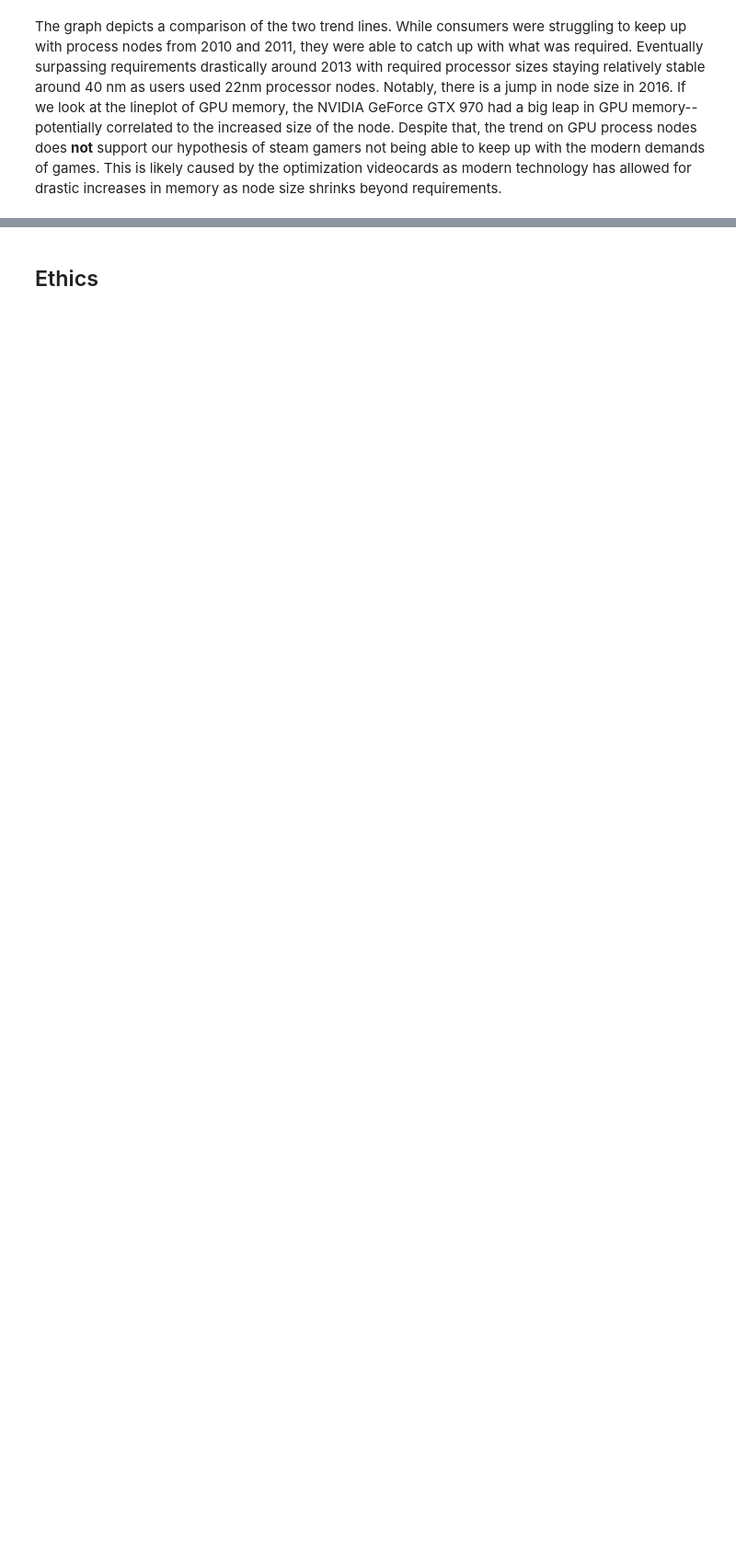
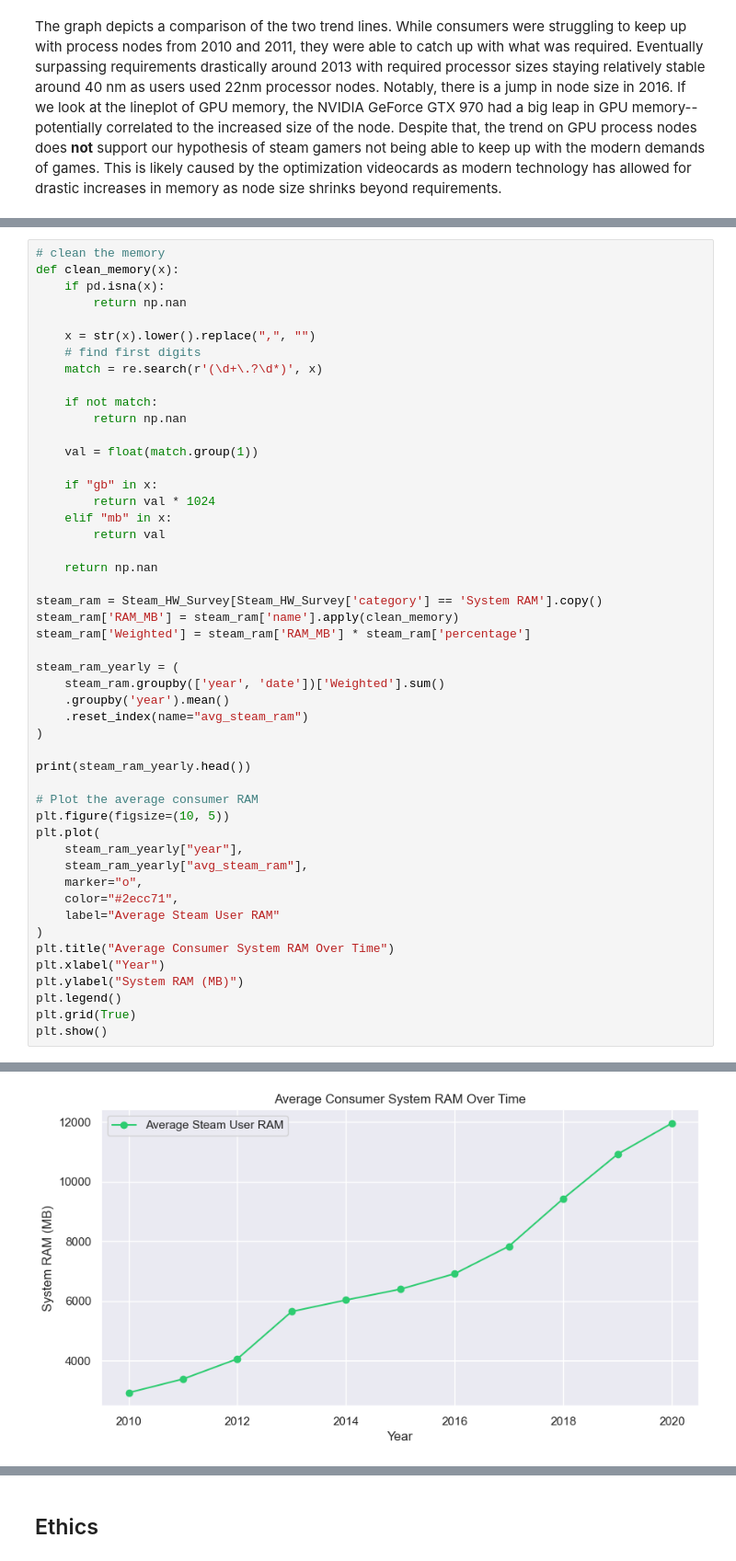
Before and after one commit to COGS108/Group-SP26-081, a Jupyter notebook: 02-EDACheckpoint.ipynb, the cells around one changed output, grey strips where cells are left out. Shown at 92% size. Drawn from its saved outputs; the diff is of its cells as text; blank space fills up the shorter version.

```diff
--- a/02-EDACheckpoint.ipynb
+++ b/02-EDACheckpoint.ipynb
@@ -789,0 +826,50 @@ The graph depicts a comparison of the two trend lines. While consumers were stru
+# %%
+# clean the memory
+def clean_memory(x):
+    if pd.isna(x):
+        return np.nan
+
+    x = str(x).lower().replace(",", "")
+    # find first digits
+    match = re.search(r'(\d+\.?\d*)', x)
+
+    if not match:
+        return np.nan
+
+    val = float(match.group(1))
+
+    if "gb" in x:
+        return val * 1024
+    elif "mb" in x:
+        return val
+
+    return np.nan
+
+steam_ram = Steam_HW_Survey[Steam_HW_Survey['category'] == 'System RAM'].copy()
+steam_ram['RAM_MB'] = steam_ram['name'].apply(clean_memory)
+steam_ram['Weighted'] = steam_ram['RAM_MB'] * steam_ram['percentage']
+
+steam_ram_yearly = (
+    steam_ram.groupby(['year', 'date'])['Weighted'].sum()
+    .groupby('year').mean()
+    .reset_index(name="avg_steam_ram")
+)
+
+print(steam_ram_yearly.head())
+
+# Plot the average consumer RAM
+plt.figure(figsize=(10, 5))
+plt.plot(
+    steam_ram_yearly["year"],
+    steam_ram_yearly["avg_steam_ram"],
+    marker="o",
+    color="#2ecc71",
+    label="Average Steam User RAM"
+)
+plt.title("Average Consumer System RAM Over Time")
+plt.xlabel("Year")
+plt.ylabel("System RAM (MB)")
+plt.legend()
+plt.grid(True)
+plt.show()
+# %% [output]
@@ -789,0 +882 @@ The graph depicts a comparison of the two trend lines. While consumers were stru
+[figure, added]
```
Also changed, not shown: parts of 14 cells of this notebook.
